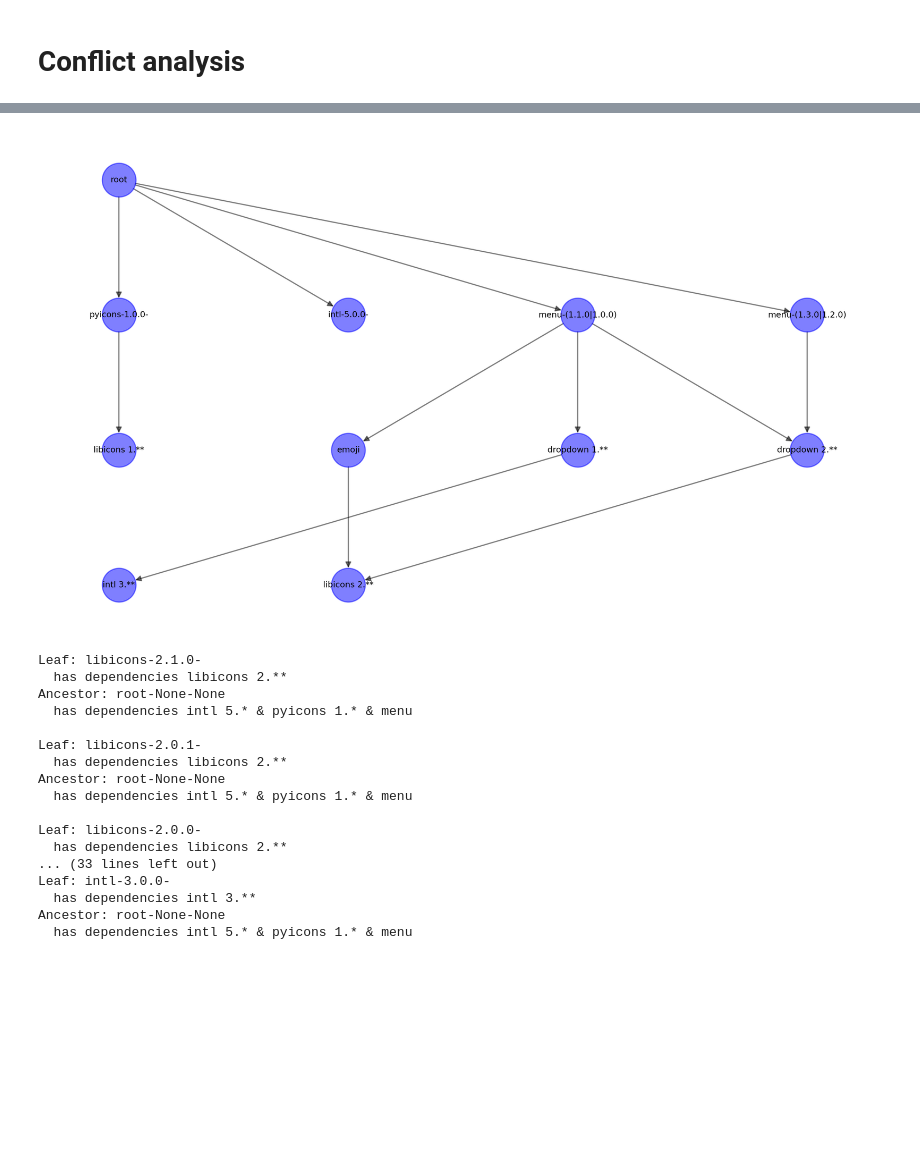
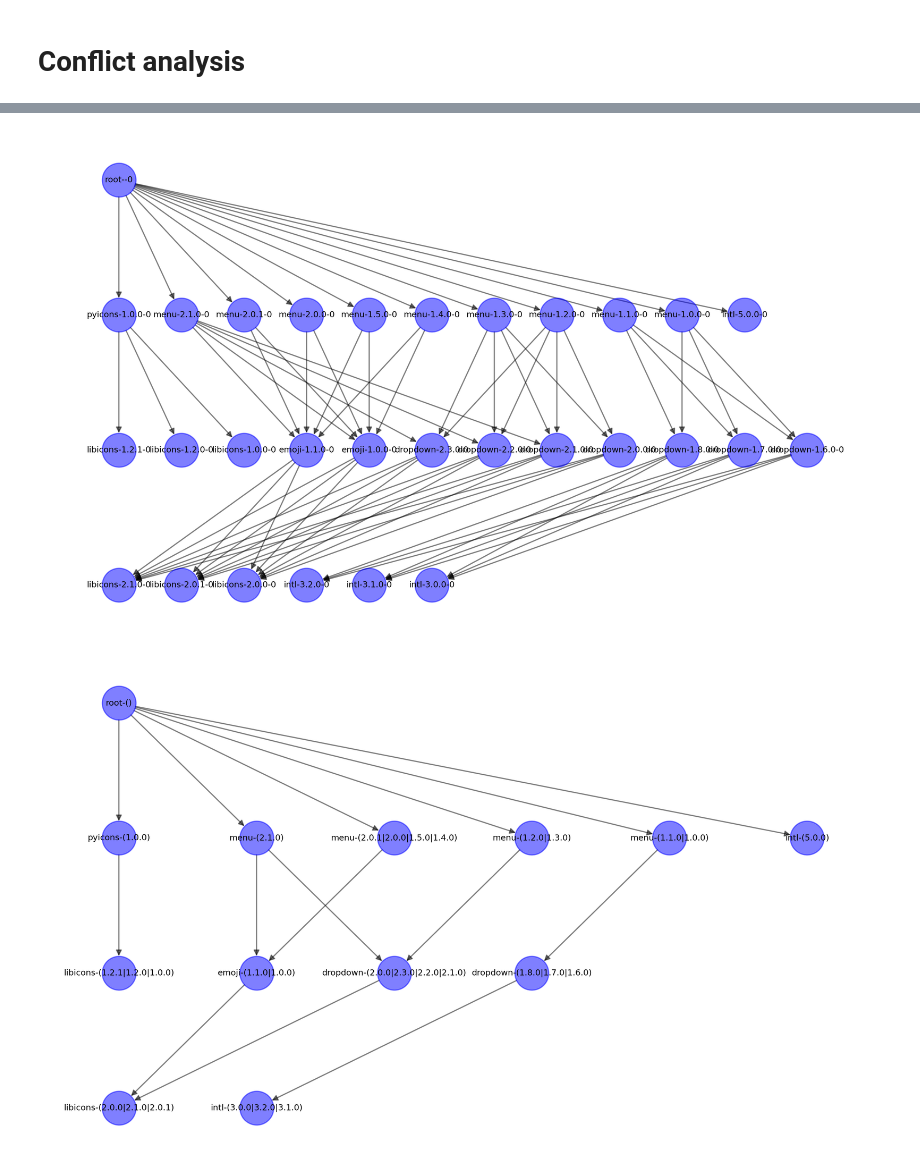
Before and after one commit to AntoinePrv/mamba-error-reporting, a Jupyter notebook: solver-error.ipynb, the cells around one changed output, grey strips where cells are left out. Cells and saved outputs as stored; diff of their text form; code cells hidden in the pictures; blank space fills up the shorter version.

Commit message:
Add graph compression heuristic

```diff
--- a/solver-error.ipynb
+++ b/solver-error.ipynb
@@ -151,5 +125,5 @@ def build_problem_graph_solvable(pbs, solvables, deps):
 # %%
-def plot_dag(graph):
+def plot_dag(graph: nx.DiGraph, labels=None) -> None:
     plt.figure(figsize=(10, 6), dpi=300)
 
     # Position using levels
@@ -162,11 +136,13 @@ def plot_dag(graph):
     nx.draw_networkx_nodes(graph, pos, node_color="blue", **options)
     nx.draw_networkx_edges(graph, pos, **options)
 
-    # some labels
-    labels = {n: attr.get("repr") for n, attr in graph.nodes.items()}
-    # nx.draw_networkx_labels(g, pos, labels, font_size=22, font_color="whitesmoke")
-    nx.draw_networkx_labels(graph, pos, labels, font_size=7)
+    if labels is not None:
+        nx.draw_networkx_labels(graph, pos, labels, font_size=7)
 
     plt.tight_layout()
     plt.axis("off")
     plt.show()
+
+
+def repr_pkg_info(p: libmambapy.PackageInfo) -> str:
+    return f"{p.name}-{p.version}-{p.build_number}"
@@ -293,8 +148,0 @@ def compress_dependencies(graph: nx.DiGraph, dep_ids: Sequence[int]):
-# %%
-g_compressed = compress_dependencies(
-    build_problem_graph_solvable(pbs, solvables, deps),
-    deps.dependency_id.unique().tolist()
-)
-plot_dag(g_compressed)
-# %% [output]
-[figure, removed]
@@ -337,20 +149,5 @@ def explain_errors(graph: nx.DiGraph):
-# %%
-explain_errors(g)
-# %% [output]
-Leaf: libicons-2.1.0-
-  has dependencies libicons 2.**
-Ancestor: root-None-None
-  has dependencies intl 5.* & pyicons 1.* & menu
-
-Leaf: libicons-2.0.1-
-  has dependencies libicons 2.**
-Ancestor: root-None-None
-  has dependencies intl 5.* & pyicons 1.* & menu
-
-Leaf: libicons-2.0.0-
-  has dependencies libicons 2.**
-... (33 lines left out)
-Leaf: intl-3.0.0-
-  has dependencies intl 3.**
-Ancestor: root-None-None
-  has dependencies intl 5.* & pyicons 1.* & menu
+# %%
+pb_data = mer.algorithm.ProblemData.from_libsolv(solver, pool)
+plot_dag(pb_data.graph, labels={n: repr_pkg_info(pb_data.package_info[n]) for n in pb_data.graph.nodes})
+# %% [output]
+[figure, added]
@@ -356,0 +156,9 @@ Ancestor: root-None-None
+# %%
+labels = {}
+for n in g_compressed.nodes:
+    solvs = [pb_data.package_info[s] for s in groups.group_to_solv[n]]
+    labels[n] = f"{next(iter(solvs)).name}-(" + "|".join(s.version for s in solvs) + ")"
+
+plot_dag(g_compressed, labels=labels)
+# %% [output]
+[figure, added]
```
Also changed, not shown: parts of 9 cells of this notebook, 2 other files.
